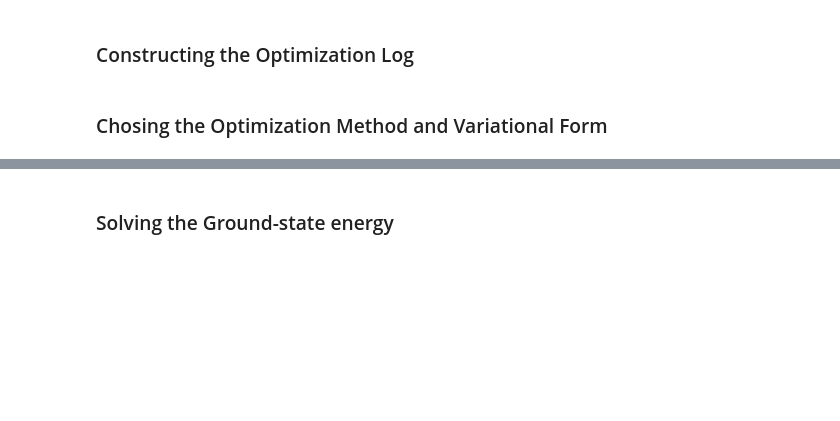
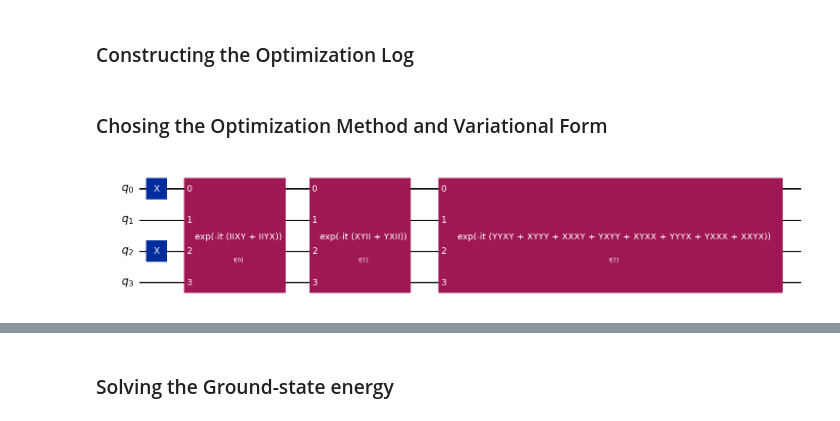
Before and after one commit to JoeJoeNguyen/quantumComputing, a Jupyter notebook: QML/VQE3.ipynb, the cells around one changed output, grey strips where cells are left out. Drawn from its saved outputs; the diff is of its cells as text; code cells hidden in the pictures; blank space fills up the shorter version.

```diff
--- a/QML/VQE3.ipynb
+++ b/QML/VQE3.ipynb
@@ -47,46 +81,35 @@ class OptimizerLog:
 # %%
 from qiskit_algorithms import VQE
 from qiskit_algorithms.optimizers import SLSQP,SPSA,COBYLA, L_BFGS_B
 from qiskit.primitives import Estimator
 from qiskit_nature.second_q.circuit.library import HartreeFock, UCCSD
 import numpy as np
 #this is the optimization method
 log = OptimizerLog()
+# Sequential Least Squares Programming
 
 Optimizer = SLSQP()
-# Sequential Least Squares Programming
-Optimizer2 = SPSA()
-#Simultanious Pertubation Stochastic Approximation
-'''
-The main feature of SPSA is the stochastic gradient approximation,
-which requires only two measurements of the objective function, regardless of the dimension of the optimization problem.
-'''
-Optimizer3 = COBYLA()
-
-Optimizer4 = L_BFGS_B()
 
 # Using Unitary Coupled Cluster as Variational Form and HatreeFock for intial states
-
-# The Variation Form does affect the number parameters(theta) which also impact the number
-# of iteration and expectation value (ground-state energy)
-
+# The Variation Form does affect the number parameters(theta) which also impact the number of iteration and expectation value (ground-state energy)
 ansatz = UCCSD(
     problem.num_spatial_orbitals,
     problem.num_particles,
     mapper,
     initial_state=HartreeFock(
         problem.num_spatial_orbitals,
         problem.num_particles,
         mapper,
     ),
 )
 
 vqe_solver = VQE(Estimator(), ansatz, optimizer=Optimizer,callback=log.update)
 
-#Set the initial parameters(theta) as random - this will
-# also affect the convergence of the plot and number of iteration.
+#Set the initial parameters(theta) as random - this will also affect the convergence of the plot and number of iteration.
+#maybe we can a away to appoximate the intial points
 
-#maybe we can a away to appoximate the intial points
 vqe_solver.initial_point = np.random.random(ansatz.num_parameters)
 
-#ansatz.decompose().decompose().draw('mpl')
+ansatz.decompose().draw('mpl')
+# %% [output]
+[figure, added]
```
Also changed, not shown: parts of 16 cells of this notebook, 5 other files.
